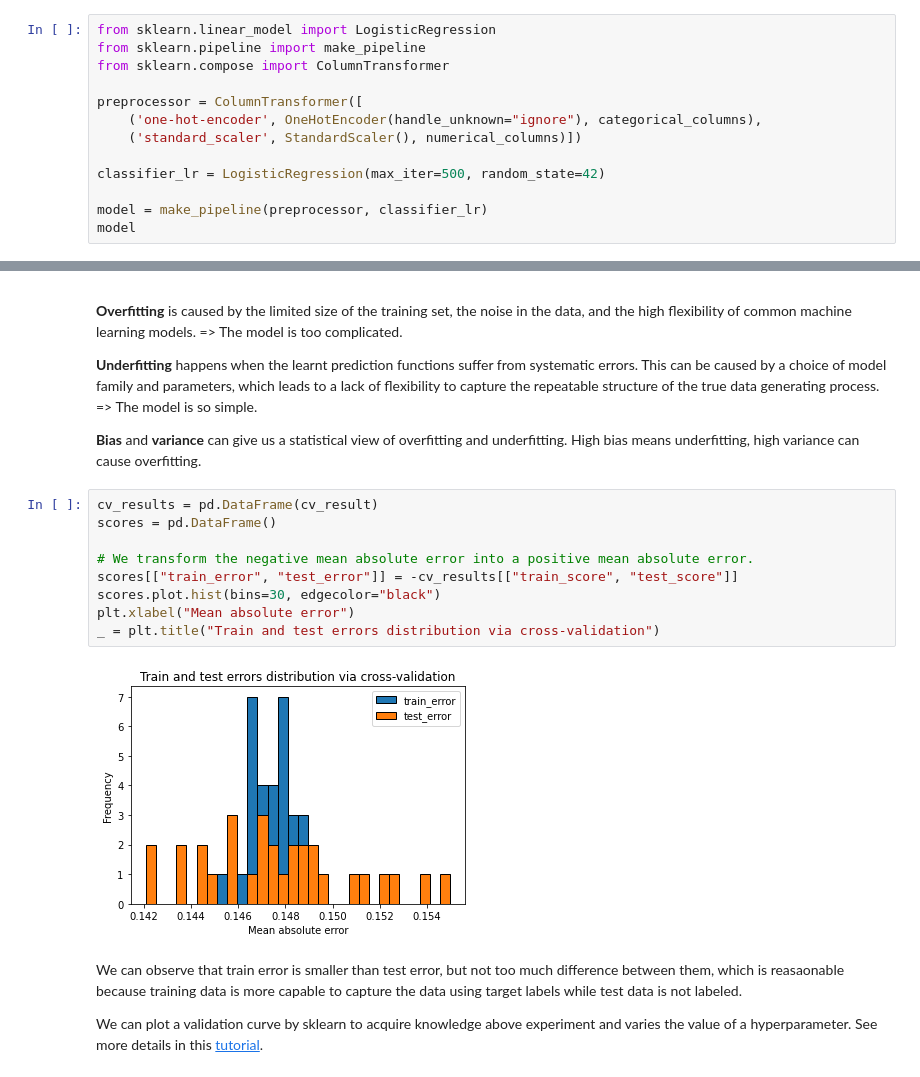
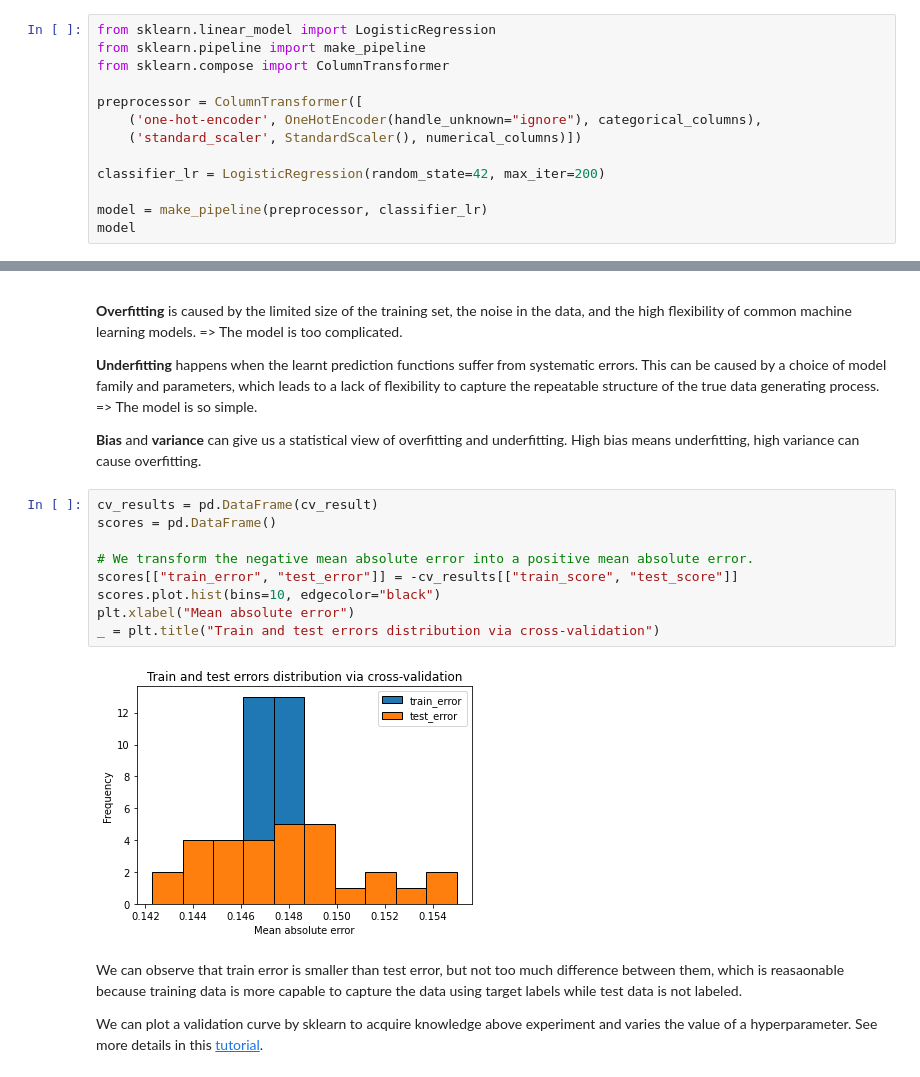
Before and after one commit to wq2021/Machine_learning_with_sklearn, a Jupyter notebook: ML_project.ipynb, the cells around one changed output, grey strips where cells are left out. Drawn from its saved outputs; the diff is of its cells as text.

```diff
--- a/ML_project.ipynb
+++ b/ML_project.ipynb
@@ -539,7 +539,7 @@ preprocessor = ColumnTransformer([
     ('one-hot-encoder', OneHotEncoder(handle_unknown="ignore"), categorical_columns),
     ('standard_scaler', StandardScaler(), numerical_columns)])
 
-classifier_lr = LogisticRegression(max_iter=500, random_state=42)
+classifier_lr = LogisticRegression(random_state=42, max_iter=200)
 
 model = make_pipeline(preprocessor, classifier_lr)
 model
@@ -616,14 +640,14 @@ cv_result
 # %%
 cv_results = pd.DataFrame(cv_result)
 scores = pd.DataFrame()
 
 # We transform the negative mean absolute error into a positive mean absolute error.
 scores[["train_error", "test_error"]] = -cv_results[["train_score", "test_score"]]
-scores.plot.hist(bins=30, edgecolor="black")
+scores.plot.hist(bins=10, edgecolor="black")
 plt.xlabel("Mean absolute error")
 _ = plt.title("Train and test errors distribution via cross-validation")
 # %% [output]
-[figure, old version]
+[figure, new version]
 # %% [markdown]
 We can observe that train error is smaller than test error, but not too much difference between them, which is reasaonable because training data is more capable to capture the data using target labels while test data is not labeled.
 
```
Also changed, not shown: parts of 24 cells of this notebook.
